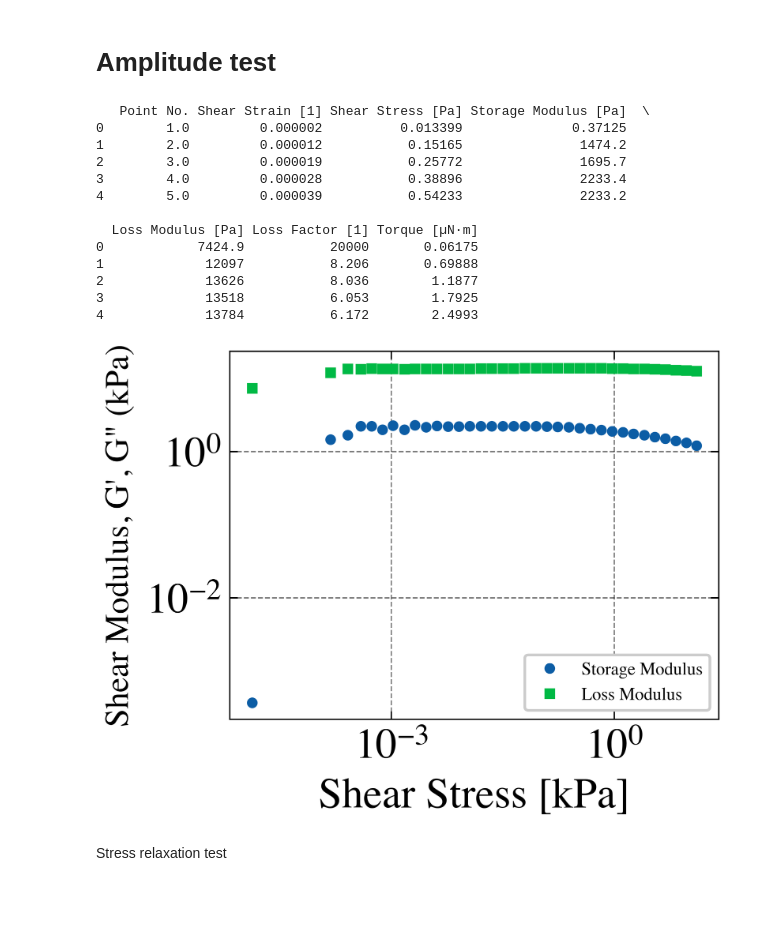
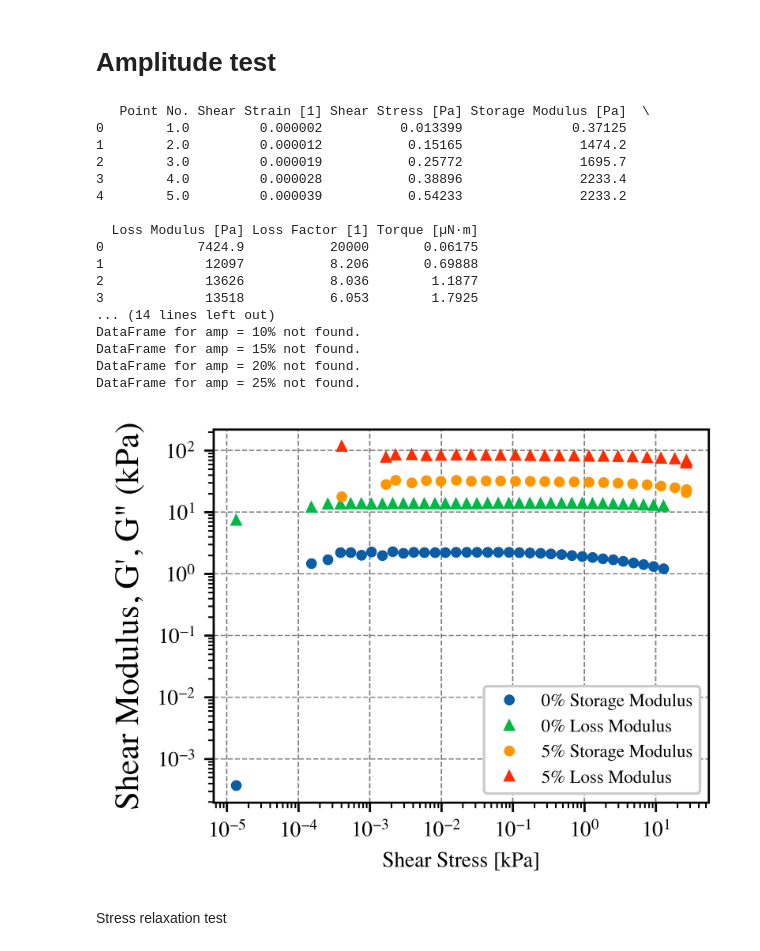
Before and after one commit to te5msride/Rheology, a Jupyter notebook: rheology.ipynb, the cells around one changed output. Drawn from its saved outputs; the diff is of its cells as text; code cells hidden in the pictures; blank space fills up the shorter version.

```diff
--- a/rheology.ipynb
+++ b/rheology.ipynb
@@ -148,7 +112,7 @@ def select_columns_for_plotting(df, sheet_name):
     selected_columns = []  # Add your logic here
     return df[selected_columns]
 
-file_name = 'Testing1-26.xlsx'
+file_name = 'Testing1-29.xlsx'
 
 # Load the Excel file once to fetch all sheet names and normalize them
 xls = pd.ExcelFile(file_name)
@@ -264,60 +234,74 @@ plt.show()
 # Amplitude test
 # %%
 # Normalize the test name to lowercase to match the dictionary keys
-test_name_normalized = "Amp = 0%".lower()
+test_type = 'Amp'
 
-# Access the DataFrame using the normalized test name
-specific_test_df = dfs.get(test_name_normalized)
+# Create a figure and axes
+fig, ax = plt.subplots()
 
-if specific_test_df is not None:
-    # Now you can work with specific_test_df
-    print(specific_test_df.head())  # Display the first few rows as an example
-else:
-    print(f"DataFrame for {test_name_normalized} not found.")
+# Iterate over the conditions
+for condition in conditions:
+    # Normalize the test name to lowercase to match the dictionary keys
+    test_name_normalized = f"{test_type.lower()} = {condition.lower()}"
 
-# Convert 'Shear Stress [Pa]' column to numeric, assuming it's in the correct format
-specific_test_df['Shear Stress [Pa]'] = pd.to_numeric(specific_test_df['Shear Stress [Pa]'], errors='coerce')
+    # Access the DataFrame using the normalized test name
+    specific_test_df = dfs.get(test_name_normalized)
 
-# Drop any rows that have NaN values in the columns we're interested in after conversion (storage and loss modulus and shear stress)
-specific_test_df.dropna(subset=['Shear Stress [Pa]', 'Storage Modulus [Pa]', 'Loss Modulus [Pa]'], inplace=True)
-#convert all to kpa
-specific_test_df['Shear Stress [Pa]'] = specific_test_df['Shear Stress [Pa]'] / 1000
-specific_test_df['Storage Modulus [Pa]'] = specific_test_df['Storage Modulus [Pa]'] / 1000
-specific_test_df['Loss Modulus [Pa]'] = specific_test_df['Loss Modulus [Pa]'] / 1000
+    if specific_test_df is not None:
+        # Now you can work with specific_test_df
+        print(specific_test_df.head())  # Display the first few rows as an example
 
+        # Convert 'Shear Stress [Pa]' column to numeric, assuming it's in the correct format
+        specific_test_df['Shear Stress [Pa]'] = pd.to_numeric(specific_test_df['Shear Stress [Pa]'], errors='coerce')
 
-# Scatter plot for Storage Modulus
-plt.plot(specific_test_df['Shear Stress [Pa]'], specific_test_df['Storage Modulus [Pa]'],label='Storage Modulus')
+        # Drop any rows that have NaN values in the columns we're interested in after conversion (storage and loss modulus and shear stress)
+        specific_test_df.dropna(subset=['Shear Stress [Pa]', 'Storage Modulus [Pa]', 'Loss Modulus [Pa]'], inplace=True)
+        #convert all to kpa
+        specific_test_df['Shear Stress [Pa]'] = specific_test_df['Shear Stress [Pa]'] / 1000
+        specific_test_df['Storage Modulus [Pa]'] = specific_test_df['Storage Modulus [Pa]'] / 1000
+        specific_test_df['Loss Modulus [Pa]'] = specific_test_df['Loss Modulus [Pa]'] / 1000
 
-# Scatter plot for Loss Modulus
-plt.plot(specific_test_df['Shear Stress [Pa]'], specific_test_df['Loss Modulus [Pa]'],label='Loss Modulus')
+        # Scatter plot for Storage Modulus as circles
+        ax.plot(specific_test_df['Shear Stress [Pa]'], specific_test_df['Storage Modulus [Pa]'], 'o', label=f'{condition} Storage Modulus')
+
+        # Scatter plot for Loss Modulus as triangles
+        ax.plot(specific_test_df['Shear Stress [Pa]'], specific_test_df['Loss Modulus [Pa]'], '^', label=f'{condition} Loss Modulus')
+
+    else:
+        print(f"DataFrame for {test_name_normalized} not found.")
 
 # Set scale to log for both axes
-plt.xscale('log')
-plt.yscale('log')
+ax.set_xscale('log')
+ax.set_yscale('log')
 
 # Adding title and labels
-# plt.title('Shear Moduli vs Shear Stress')
-plt.xlabel('Shear Stress [kPa]')
-plt.ylabel('Shear Modulus, G\', G" (kPa)',fontsize=12.5)
-plt.legend(fontsize='small')  # Choose an appropriate size like 'small', 'medium', 'large', or a numeric value
+ax.set_xlabel('Shear Stress [kPa]')
+ax.set_ylabel('Shear Modulus, G\', G" (kPa)', fontsize=12.5)
+
+# Adding legend
+ax.legend(fontsize='small')  # Choose an appropriate size like 'small', 'medium', 'large', or a numeric value
+
 # Show plot
 plt.show()
 # %% [output]
    Point No. Shear Strain [1] Shear Stress [Pa] Storage Modulus [Pa]  \
 0        1.0         0.000002          0.013399              0.37125
 1        2.0         0.000012           0.15165               1474.2
 2        3.0         0.000019           0.25772               1695.7
 3        4.0         0.000028           0.38896               2233.4
 4        5.0         0.000039           0.54233               2233.2
 
   Loss Modulus [Pa] Loss Factor [1] Torque [µN·m]
 0            7424.9           20000       0.06175
 1             12097           8.206       0.69888
 2             13626           8.036        1.1877
 3             13518           6.053        1.7925
-4             13784           6.172        2.4993
+... (14 lines left out)
+DataFrame for amp = 10% not found.
+DataFrame for amp = 15% not found.
+DataFrame for amp = 20% not found.
+DataFrame for amp = 25% not found.
-[figure, old version]
+[figure, new version]
 # %% [markdown]
 Stress relaxation test
 # %%
```
Also changed, not shown: parts of 9 cells of this notebook, 5 other files.
